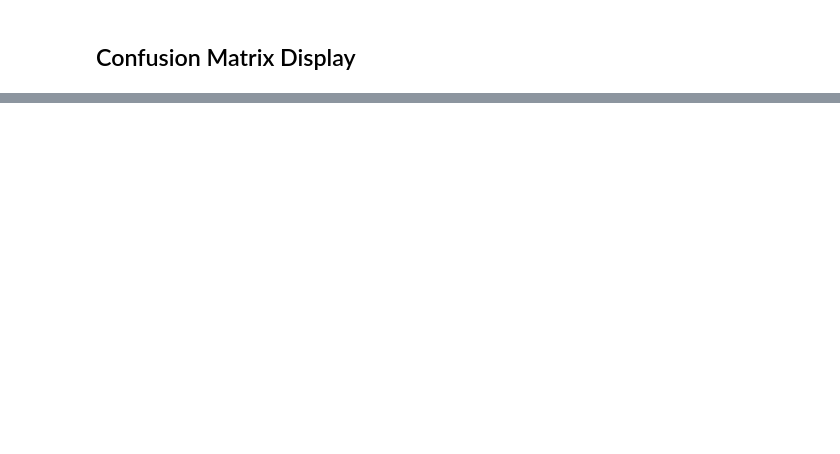
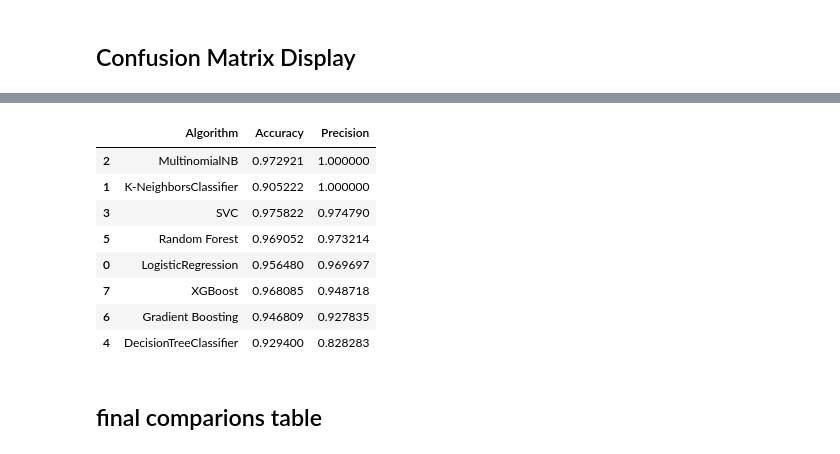
Before and after one commit to manish-singh-deswal/sms-spam-classifier, a Jupyter notebook: 02_notebooks/model.ipynb, the cells around one changed output, grey strips where cells are left out. Cells and saved outputs as stored; diff of their text form; code cells hidden in the pictures; blank space fills up the shorter version.

```diff
--- a/02_notebooks/model.ipynb
+++ b/02_notebooks/model.ipynb
@@ -169,0 +182,9 @@ MultinomialNB    0.9594     1.0000                0               42
+# %%
+def train_classifer(classifier_model,X_train,y_train, X_test,y_test):
+    classifier_model.fit(X_train,y_train)
+    y_pred = classifier_model.predict(X_test)
+
+    accuracy = accuracy_score(y_test,y_pred)
+    precision = precision_score(y_test,y_pred)
+
+    return accuracy,precision
@@ -169,0 +227,22 @@ MultinomialNB    0.9594     1.0000                0               42
+# %%
+# Create and Sort Leaderboard
+performance_df = pd.DataFrame(
+    {
+        "Algorithm": list(classifiers.keys()),
+        "Accuracy": accuracy_scores,
+        "Precision": precision_scores,
+    }
+).sort_values(by=["Precision", "Accuracy"], ascending=False)
+performance_df
+# %% [output]
+|  | Algorithm | Accuracy | Precision |
+| 2 | MultinomialNB | 0.972921 | 1.000000 |
+| 1 | K-NeighborsClassifier | 0.905222 | 1.000000 |
+| 3 | SVC | 0.975822 | 0.974790 |
+| 5 | Random Forest | 0.969052 | 0.973214 |
+| 0 | LogisticRegression | 0.956480 | 0.969697 |
+| 7 | XGBoost | 0.968085 | 0.948718 |
+| 6 | Gradient Boosting | 0.946809 | 0.927835 |
+| 4 | DecisionTreeClassifier | 0.929400 | 0.828283 |
+# %% [markdown]
+## final comparions table
```
Also changed, not shown: parts of 16 cells of this notebook.
